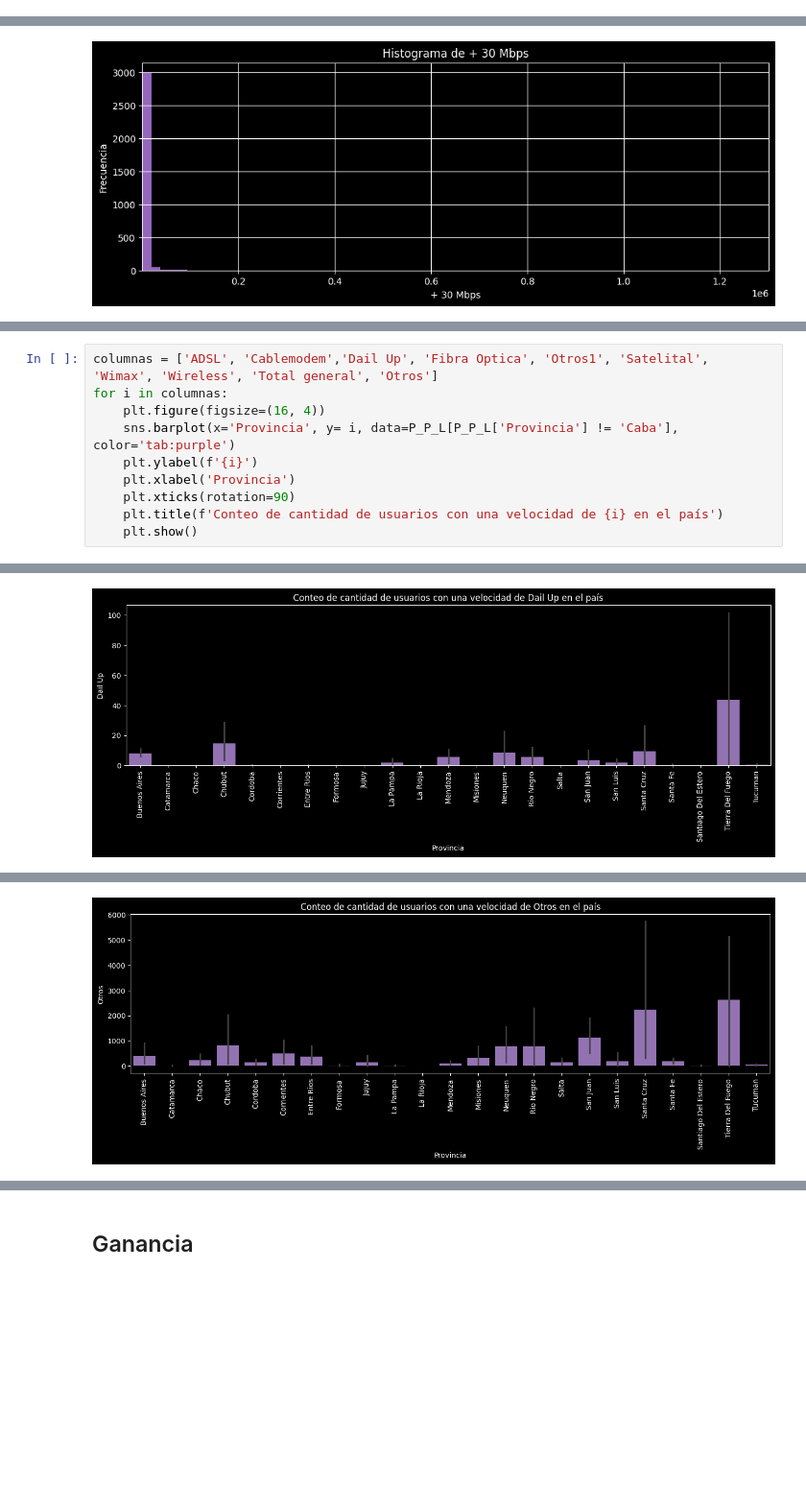
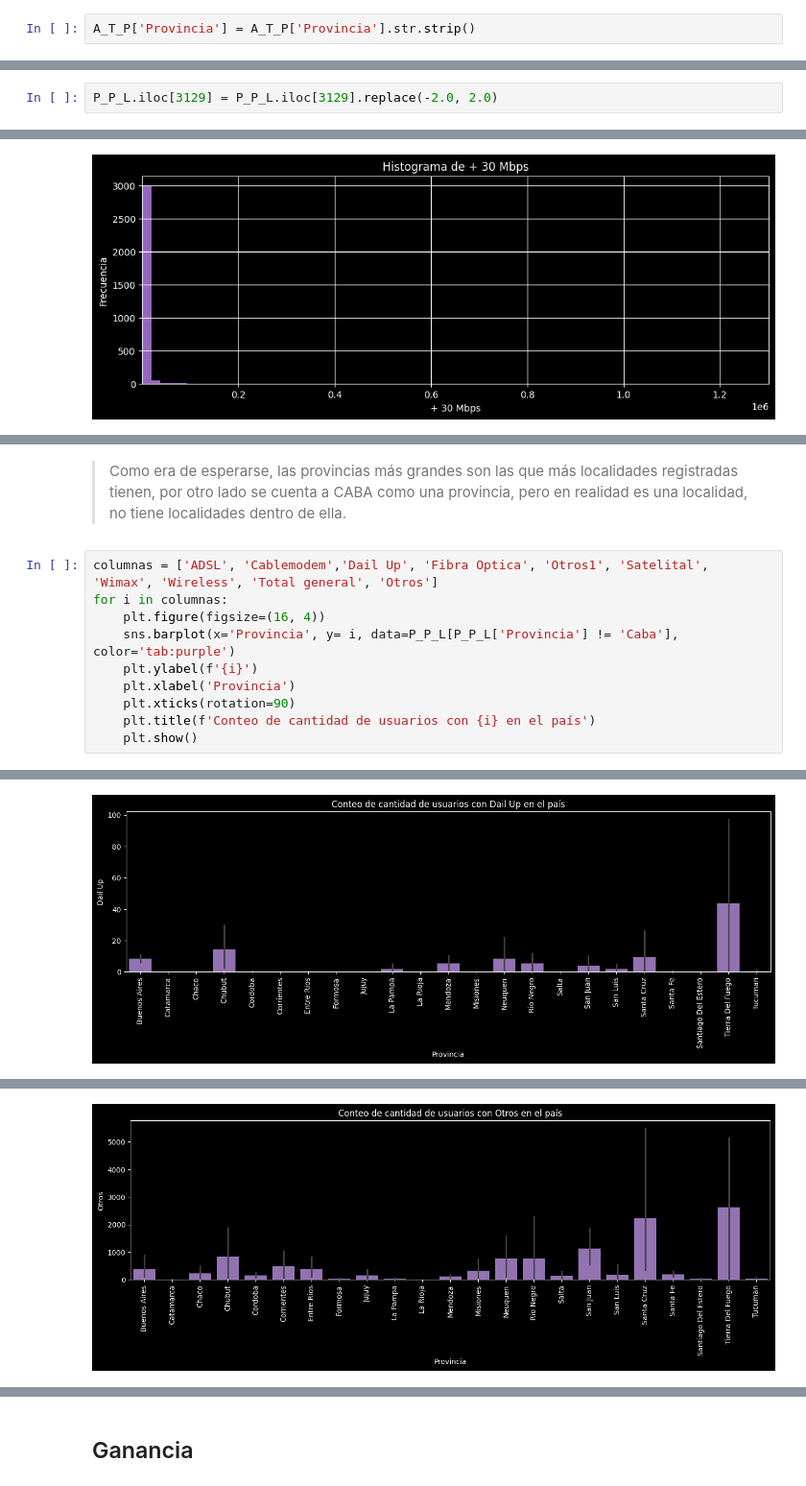
Before and after one commit to ISadir/PI02-Henry, a Jupyter notebook: ETLyEDA.ipynb, the cells around one changed output, grey strips where cells are left out. Shown at 96% size. Cells and saved outputs as stored; diff of their text form; blank space fills up the shorter version.

```diff
--- a/ETLyEDA.ipynb
+++ b/ETLyEDA.ipynb
@@ -610,0 +622,2 @@ memory usage: 273.5+ KB
+# %%
+A_T_P['Provincia'] = A_T_P['Provincia'].str.strip()
@@ -652,3 +682,5 @@ P_P_L.head()
+# %%
+P_P_L.iloc[3129] = P_P_L.iloc[3129].replace(-2.0, 2.0)
 # %% [markdown]
 ### Ganancia
 # %% [markdown]
@@ -943,3 +1030,5 @@ for i in columnas:
+# %% [markdown]
+> Como era de esperarse, las provincias más grandes son las que más localidades registradas tienen, por otro lado se cuenta a CABA como una provincia, pero en realidad es una localidad, no tiene localidades dentro de ella.
 # %%
 columnas = ['ADSL', 'Cablemodem','Dail Up', 'Fibra Optica', 'Otros1', 'Satelital', 'Wimax', 'Wireless', 'Total general', 'Otros']
 for i in columnas:
@@ -948,6 +1037,6 @@ for i in columnas:
     plt.ylabel(f'{i}')
     plt.xlabel('Provincia')
     plt.xticks(rotation=90)
-    plt.title(f'Conteo de cantidad de usuarios con una velocidad de {i} en el país')
+    plt.title(f'Conteo de cantidad de usuarios con {i} en el país')
     plt.show()
 # %% [output]
@@ -956 +1045 @@ for i in columnas:
-[figure, old version]
+[figure, new version]
@@ -963 +1052 @@ for i in columnas:
-[figure, old version]
+[figure, new version]
```
Also changed, not shown: parts of 34 cells of this notebook, 2 other files.
